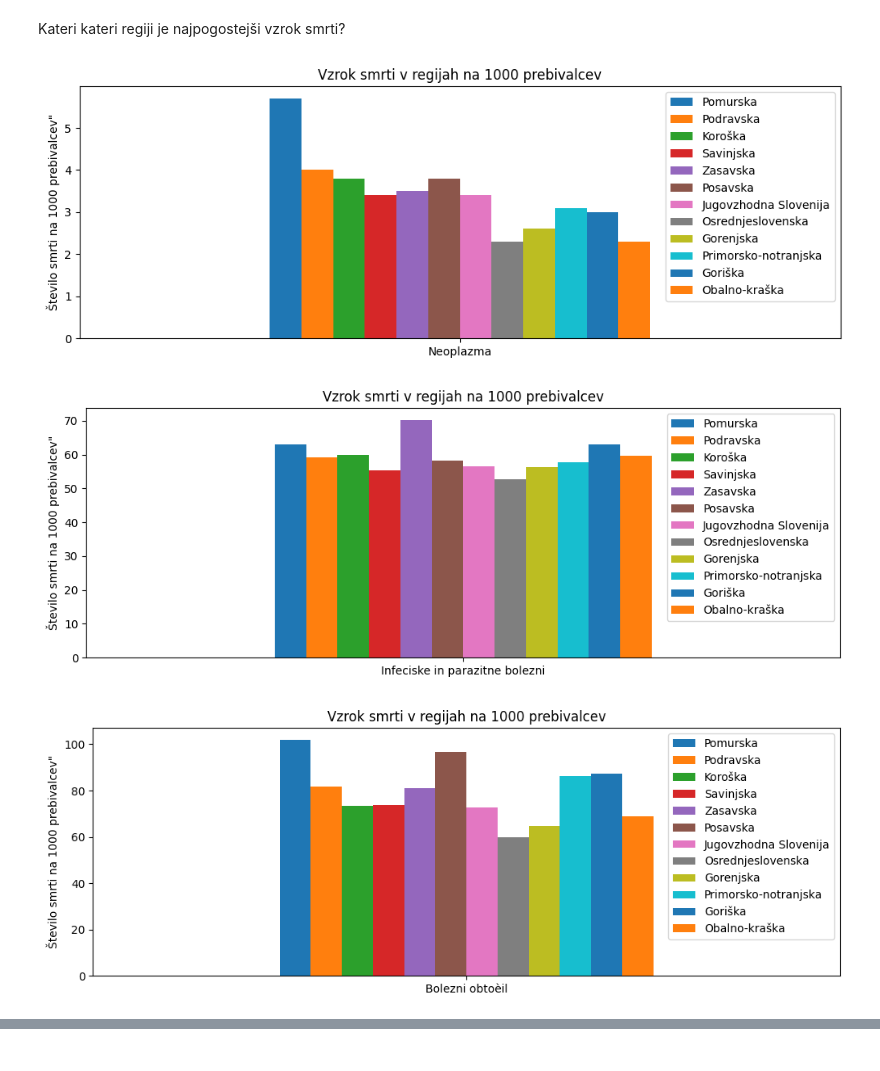
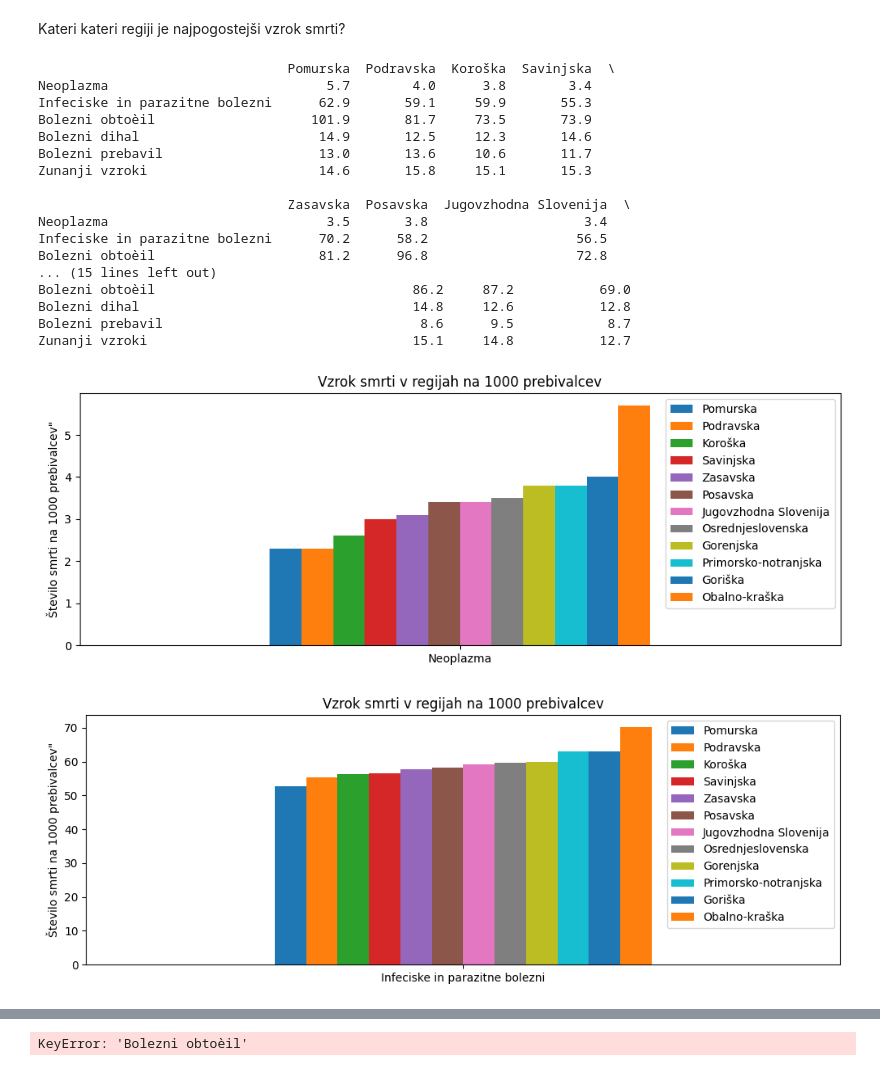
Before and after one commit to smoki599/PR22JKEVBMKLGSHJ, a Jupyter notebook: code2.ipynb, the cells around one changed output, grey strips where cells are left out. Drawn from its saved outputs; the diff is of its cells as text; code cells hidden in the pictures.

```diff
--- a/code2.ipynb
+++ b/code2.ipynb
@@ -158,43 +158,69 @@ for t in tabs:
 
 #==============SEZNAM VZROKOV=============
 
+#print(smrti)
 Y = df['STATISTIÈNA REGIJA'][1:13]
 frame = pd.DataFrame(data=smrti, index = vzroki)
-frame.drop(vzroki[1:]).plot( y=Y, kind='bar', title="Vzrok smrti v regijah na 1000 prebivalcev", figsize=(12,4), ylabel='Število smrti na 1000 prebivalcev"', rot=0)
+print(frame)
+frame.to_numpy().sort()
+frame = frame.drop(vzroki[1:]).sort_values(by='Neoplazma', axis=1)
+frame.plot( y=Y, kind='bar', title="Vzrok smrti v regijah na 1000 prebivalcev", figsize=(12,4), ylabel='Število smrti na 1000 prebivalcev"', rot=0)
 plt.show()
 
 
 frame = pd.DataFrame(data=smrti, index = vzroki)
-frame.drop(returnAllBut(vzroki,1)[:]).plot( y=Y, kind='bar', title="Vzrok smrti v regijah na 1000 prebivalcev", figsize=(12,4), ylabel='Število smrti na 1000 prebivalcev"', rot=0)
+frame.to_numpy().sort()
+frame = frame.drop(returnAllBut(vzroki,1)[:]).sort_values(by='Infeciske in parazitne bolezni', axis=1)
+frame.plot( y=Y, kind='bar', title="Vzrok smrti v regijah na 1000 prebivalcev", figsize=(12,4), ylabel='Število smrti na 1000 prebivalcev"', rot=0)
 plt.show()
 
 frame = pd.DataFrame(data=smrti, index = vzroki)
+frame = frame.drop(vzroki[1:]).sort_values(by='Bolezni obtoèil', axis=1)
 frame.drop(returnAllBut(vzroki,2)[:]).plot( y=Y, kind='bar', title="Vzrok smrti v regijah na 1000 prebivalcev", figsize=(12,4), ylabel='Število smrti na 1000 prebivalcev"', rot=0)
 plt.show()
 
 frame = pd.DataFrame(data=smrti, index = vzroki)
+frame = frame.drop(vzroki[1:]).sort_values(by='Bolezni dihal', axis=1)
 frame.drop(returnAllBut(vzroki,3)[:]).plot( y=Y, kind='bar', title="Vzrok smrti v regijah na 1000 prebivalcev", figsize=(12,4), ylabel='Število smrti na 1000 prebivalcev"', rot=0)
 plt.show()
 
 frame = pd.DataFrame(data=smrti, index = vzroki)
+frame = frame.drop(vzroki[1:]).sort_values(by='Bolezni prebavil', axis=1)
 frame.drop(returnAllBut(vzroki,4)[:]).plot( y=Y, kind='bar', title="Vzrok smrti v regijah na 1000 prebivalcev", figsize=(12,4), ylabel='Število smrti na 1000 prebivalcev"', rot=0)
 plt.show()
 
 frame = pd.DataFrame(data=smrti, index = vzroki)
-frame.drop(returnAllBut(vzroki,5)[:]).plot( y=Y, kind='bar', title="Vzrok smrti v regijah na 1000 prebivalcev", figsize=(12,4), ylabel='Število smrti na 1000 prebivalcev"', rot=0)
+frame = frame.drop(returnAllBut(vzroki,5)[:]).sort_values(by='Zunanji vzroki ', axis=1)
+frame.plot( y=Y, kind='bar', title="Vzrok smrti v regijah na 1000 prebivalcev", figsize=(12,4), ylabel='Število smrti na 1000 prebivalcev"', rot=0)
 plt.show()
 
 frame = pd.DataFrame(data=smrti, index = vzroki)
 frame.plot( y=Y, kind='bar', title="V comp", figsize=(12,8), ylabel='Število smrti na 1000 prebivalcev"', rot=0)
 frame.plot
 
 plt.xlabel("Vzrok smrti")
 plt.ylabel("Število smrti na 1000 prebivalcev")
 plt.title("Vzrok smrti v regijah na 1000 prebivalcev")
 plt.legend()
 plt.xticks(rotation=90)
 plt.show()
 # %% [output]
+                                Pomurska  Podravska  Koroška  Savinjska  \
+Neoplazma                            5.7        4.0      3.8        3.4
+Infeciske in parazitne bolezni      62.9       59.1     59.9       55.3
+Bolezni obtoèil                    101.9       81.7     73.5       73.9
+Bolezni dihal                       14.9       12.5     12.3       14.6
+Bolezni prebavil                    13.0       13.6     10.6       11.7
+Zunanji vzroki                      14.6       15.8     15.1       15.3
+
+                                Zasavska  Posavska  Jugovzhodna Slovenija  \
+Neoplazma                            3.5       3.8                    3.4
+Infeciske in parazitne bolezni      70.2      58.2                   56.5
+Bolezni obtoèil                     81.2      96.8                   72.8
+... (15 lines left out)
+Bolezni obtoèil                                 86.2     87.2           69.0
+Bolezni dihal                                   14.8     12.6           12.8
+Bolezni prebavil                                 8.6      9.5            8.7
+Zunanji vzroki                                  15.1     14.8           12.7
-[figure, old version]
+[figure, new version]
-[figure, old version]
+[figure, new version]
-[figure, removed]
@@ -204,0 +227 @@ plt.show()
+KeyError: 'Bolezni obtoèil'
```
Also changed, not shown: parts of 1 cell of this notebook.
